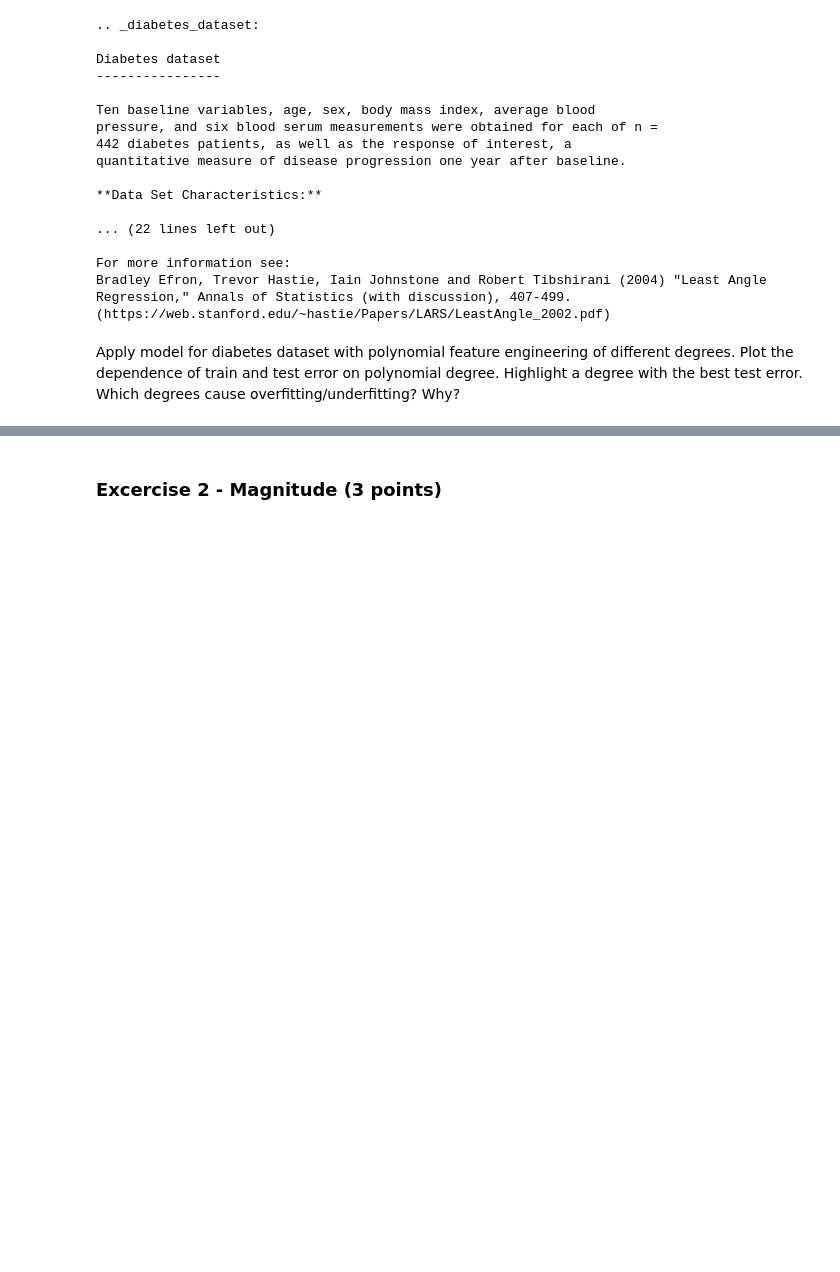
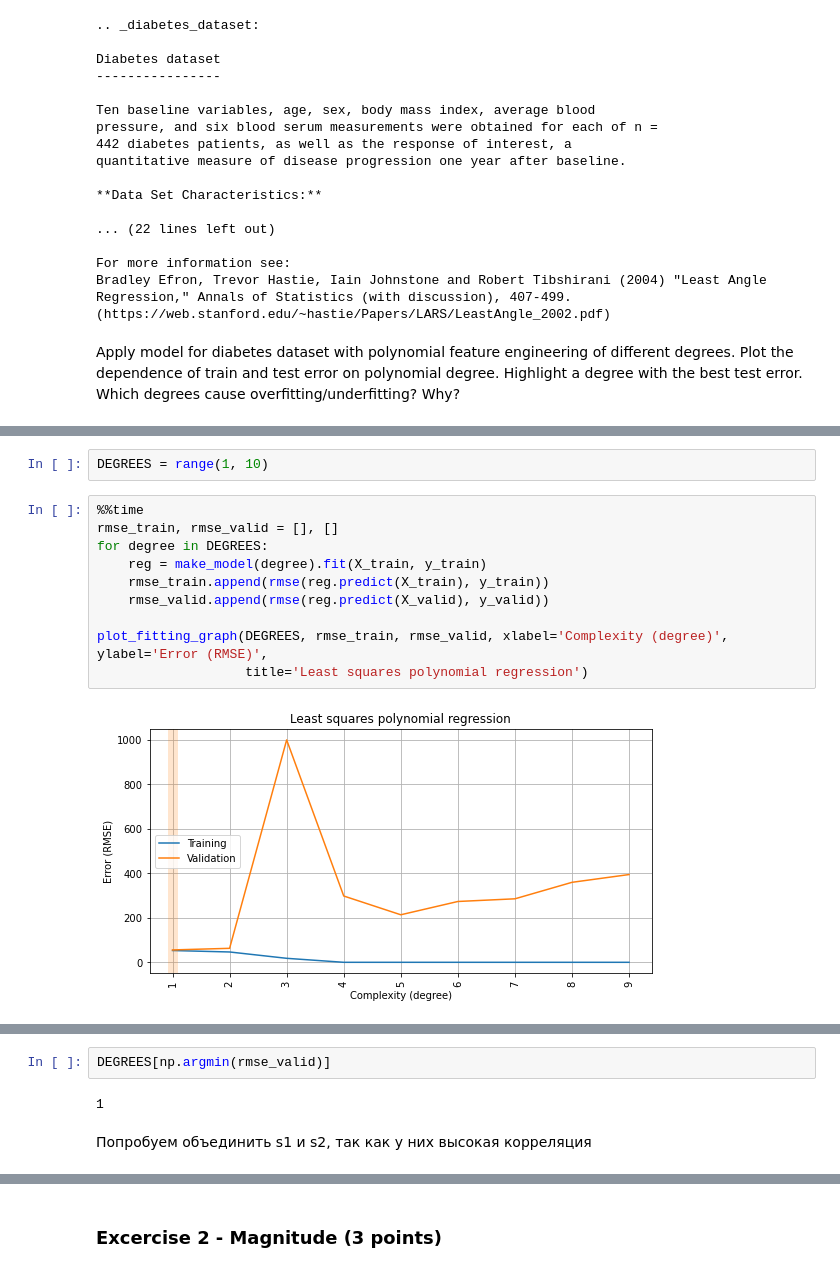
Before and after one commit to albert-bariev/rs-school-ml, a Jupyter notebook: 4_overfitting_regularization.ipynb, the cells around one changed output, grey strips where cells are left out. Saved outputs shown, nothing was run; the diff lists cells and outputs as text; blank space fills up the shorter version.

```diff
--- a/4_overfitting_regularization.ipynb
+++ b/4_overfitting_regularization.ipynb
@@ -375,0 +396,14 @@ Apply model for diabetes dataset with polynomial feature engineering of differen
+# %%
+DEGREES = range(1, 10)
+# %%
+%%time
+rmse_train, rmse_valid = [], []
+for degree in DEGREES:
+    reg = make_model(degree).fit(X_train, y_train)
+    rmse_train.append(rmse(reg.predict(X_train), y_train))
+    rmse_valid.append(rmse(reg.predict(X_valid), y_valid))
+
+plot_fitting_graph(DEGREES, rmse_train, rmse_valid, xlabel='Complexity (degree)', ylabel='Error (RMSE)',
+                   title='Least squares polynomial regression')
+# %% [output]
+[figure, added]
@@ -375,0 +412,6 @@ Apply model for diabetes dataset with polynomial feature engineering of differen
+# %%
+DEGREES[np.argmin(rmse_valid)]
+# %% [output]
+1
+# %% [markdown]
+Попробуем объединить s1 и s2, так как у них высокая корреляция
```
Also changed, not shown: parts of 27 cells of this notebook.
